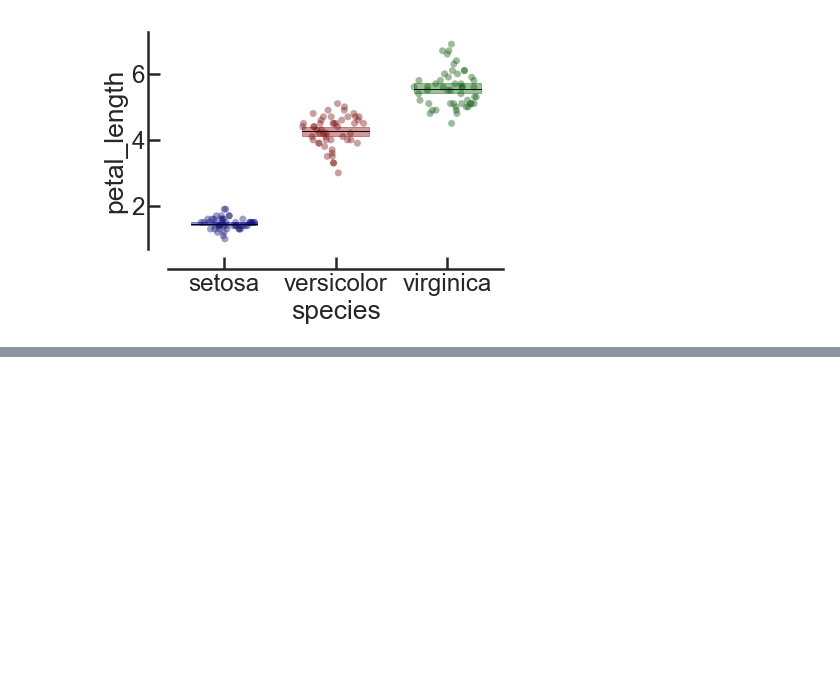
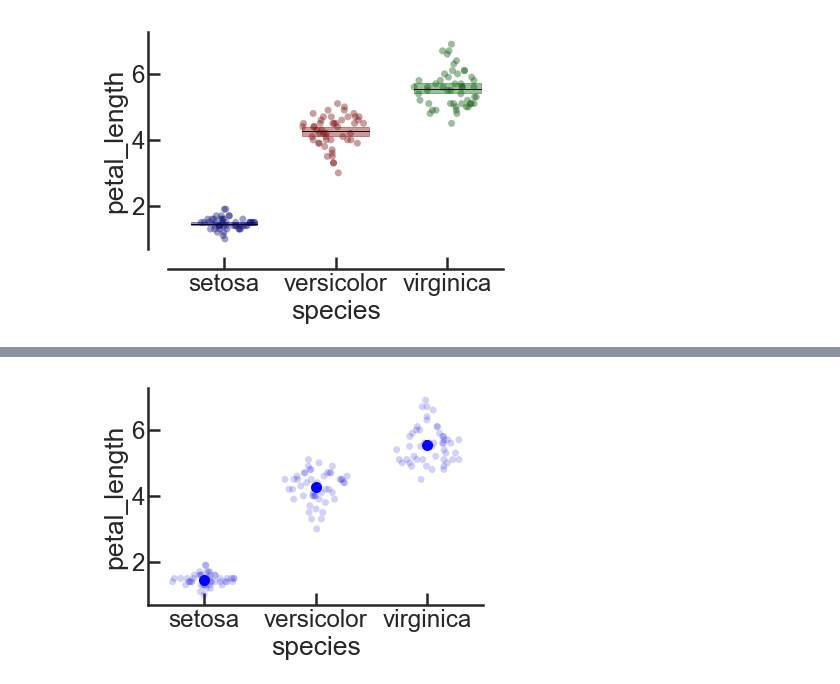
Before and after one commit to davidbestue/funciones, a Jupyter notebook: tutorial_linares_plot.ipynb, the cells around one changed output, grey strips where cells are left out. Saved outputs shown, nothing was run; the diff lists cells and outputs as text; code cells hidden in the pictures; blank space fills up the shorter version.

```diff
--- a/tutorial_linares_plot.ipynb
+++ b/tutorial_linares_plot.ipynb
@@ -82,0 +96,15 @@ linares_plot(x='species', y='petal_length', df=iris,
+# %%
+#### Change pointsize
+#### POINT (mean)
+#### Do not separate x axis
+#### Change alpha points
+
+linares_plot(x='species', y='petal_length', df=iris,
+             palette=['blue'],
+             order=iris.species.unique(),
+             point_size=7,
+             plot_box='mean',  MS=10,
+             sep_axis=False,
+             alpha=0.2)
+# %% [output]
+[figure, added]
```
Also changed, not shown: parts of 1 cell of this notebook.
